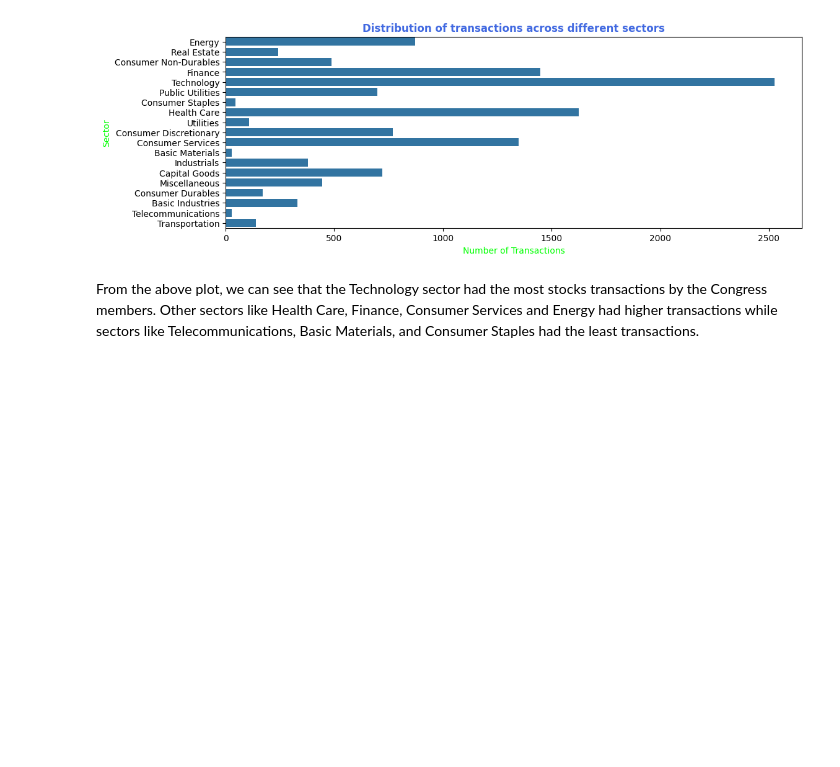
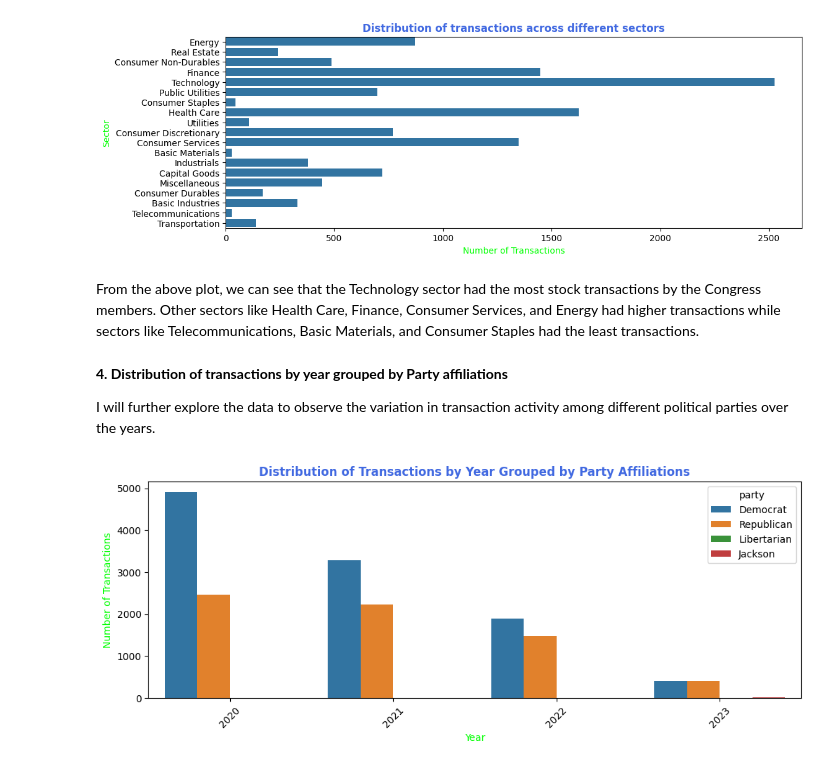
Before and after one commit to tobuya/exploratory-data-analysis, a Jupyter notebook: stocks/stocks.ipynb, the cells around one changed output. Saved outputs shown, nothing was run; the diff lists cells and outputs as text; code cells hidden in the pictures; blank space fills up the shorter version.

Commit message:
Add a time series plot

```diff
--- a/stocks/stocks.ipynb
+++ b/stocks/stocks.ipynb
@@ -213,4 +203,18 @@ plt.show()
 # %% [output]
 [figure]
 # %% [markdown]
-From the above plot, we can see that the Technology sector had the most stocks transactions by the Congress members. Other sectors like Health Care, Finance, Consumer Services and Energy had higher transactions while sectors like Telecommunications, Basic Materials, and Consumer Staples had the least transactions.
+From the above plot, we can see that the Technology sector had the most stock transactions by the Congress members. Other sectors like Health Care, Finance, Consumer Services, and Energy had higher transactions while sectors like Telecommunications, Basic Materials, and Consumer Staples had the least transactions.
+# %% [markdown]
+**4. Distribution of transactions by year grouped by Party affiliations**
+
+I will further explore the data to observe the variation in  transaction activity among different political parties over the years.
+# %%
+plt.figure(figsize=(12, 4))
+sns.countplot(data=stocks, x='disclosure_year', hue='party')
+plt.title('Distribution of Transactions by Year Grouped by Party Affiliations', color='royalblue', weight='bold')
+plt.xlabel('Year', color='lime')
+plt.ylabel('Number of Transactions', color='lime')
+plt.xticks(rotation=45)
+plt.show()
+# %% [output]
+[figure, added]
```
Also changed, not shown: parts of 8 cells of this notebook.
